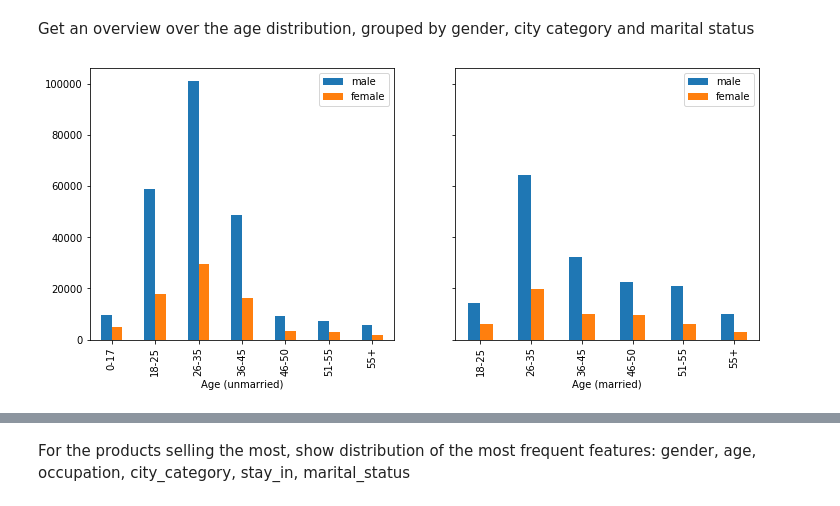
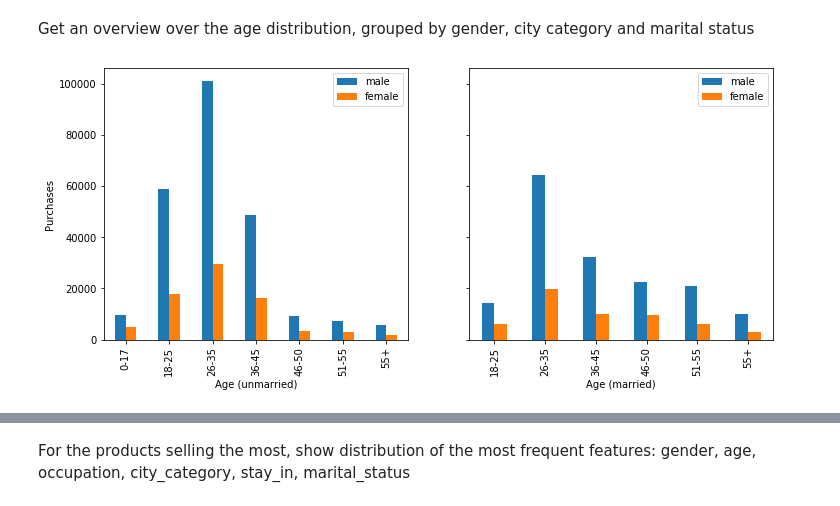
Before and after one commit to florianst/blackfriday, a Jupyter notebook: Investigation1.ipynb, the cells around one changed output, grey strips where cells are left out. Cells and saved outputs as stored; diff of their text form; code cells hidden in the pictures.

```diff
--- a/Investigation1.ipynb
+++ b/Investigation1.ipynb
@@ -16,16 +10,17 @@ Get an overview over the age distribution, grouped by gender, city category and
 # %%
 fig, (ax, ax2) = plt.subplots(ncols=2, sharey=True, figsize=(12,5))
 data_married = data[data.Marital_Status == 0]
 df = pd.DataFrame({'male': pd.value_counts(data_married[data_married.Gender == 'M']['Age']).values,'female': pd.value_counts(data_married[data_married.Gender == 'F']['Age']).values}, index=pd.value_counts(data_married['Age']).index)
 plot = df.sort_index().plot.bar(ax=ax)
 ax.set_xlabel("Age (unmarried)")
 data_married = data[data.Marital_Status == 1]
 df = pd.DataFrame({'male': pd.value_counts(data_married[data_married.Gender == 'M']['Age']).values,'female': pd.value_counts(data_married[data_married.Gender == 'F']['Age']).values}, index=pd.value_counts(data_married['Age']).index)
 plot = df.sort_index().plot.bar(ax=ax2)
 plt.xlabel("Age (married)")
-ylabel = plt.ylabel("Purchases")
+ylabel = ax.set_ylabel("Purchases")
+plt.savefig('purchases_by_age.pdf', format='pdf', dpi=300, bbox_inches='tight')
 # %% [output]
-[figure, old version]
+[figure, new version]
 # %%
 data.set_index(['User_ID', 'Gender', 'Age', 'Occupation'])
 data_occupations = data.groupby('Occupation').nunique()
```
Also changed, not shown: parts of 5 cells of this notebook.
